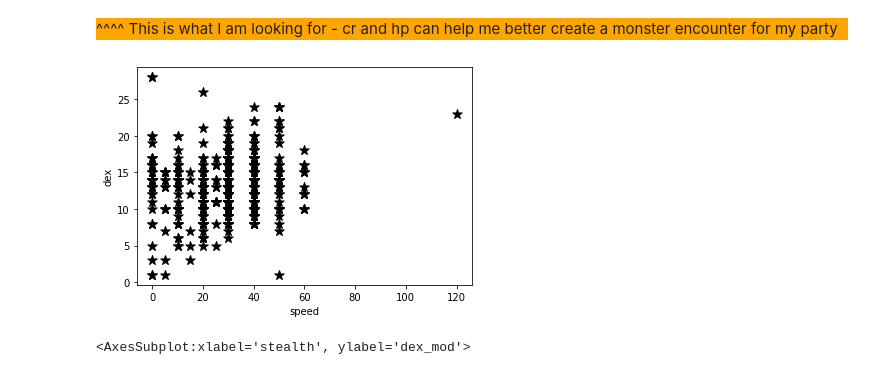
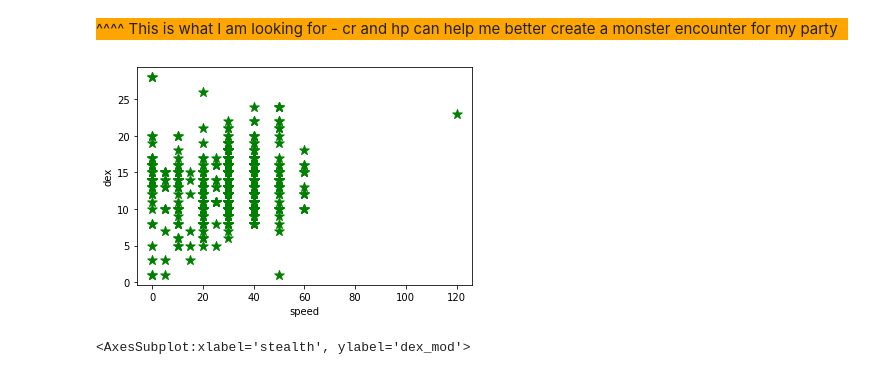
Before and after one commit to speudusa/eda-checkpoint, a Jupyter notebook: checkpoint-two.ipynb, the cells around one changed output. Drawn from its saved outputs; the diff is of its cells as text; code cells hidden in the pictures.

```diff
--- a/checkpoint-two.ipynb
+++ b/checkpoint-two.ipynb
@@ -589,9 +664,9 @@ more_monsters.plot.scatter(x="cr", y="hp")
 # %% [markdown]
 <div style=background-color:orange;>^^^^ This is what I am looking for - cr and hp can help me better create a monster encounter for my party</div>
 # %%
-ax=more_monsters.plot.scatter(x="speed", y="dex", color="black", marker="*", s=100)
+ax=more_monsters.plot.scatter(x="speed", y="dex", color="green", marker="*", s=100)
 # %% [output]
-[figure, old version]
+[figure, new version]
 # %%
 more_monsters.plot.scatter(x="stealth", y="dex_mod", color="green", s=100)
 # %% [output]
```
Also changed, not shown: parts of 22 cells of this notebook.
